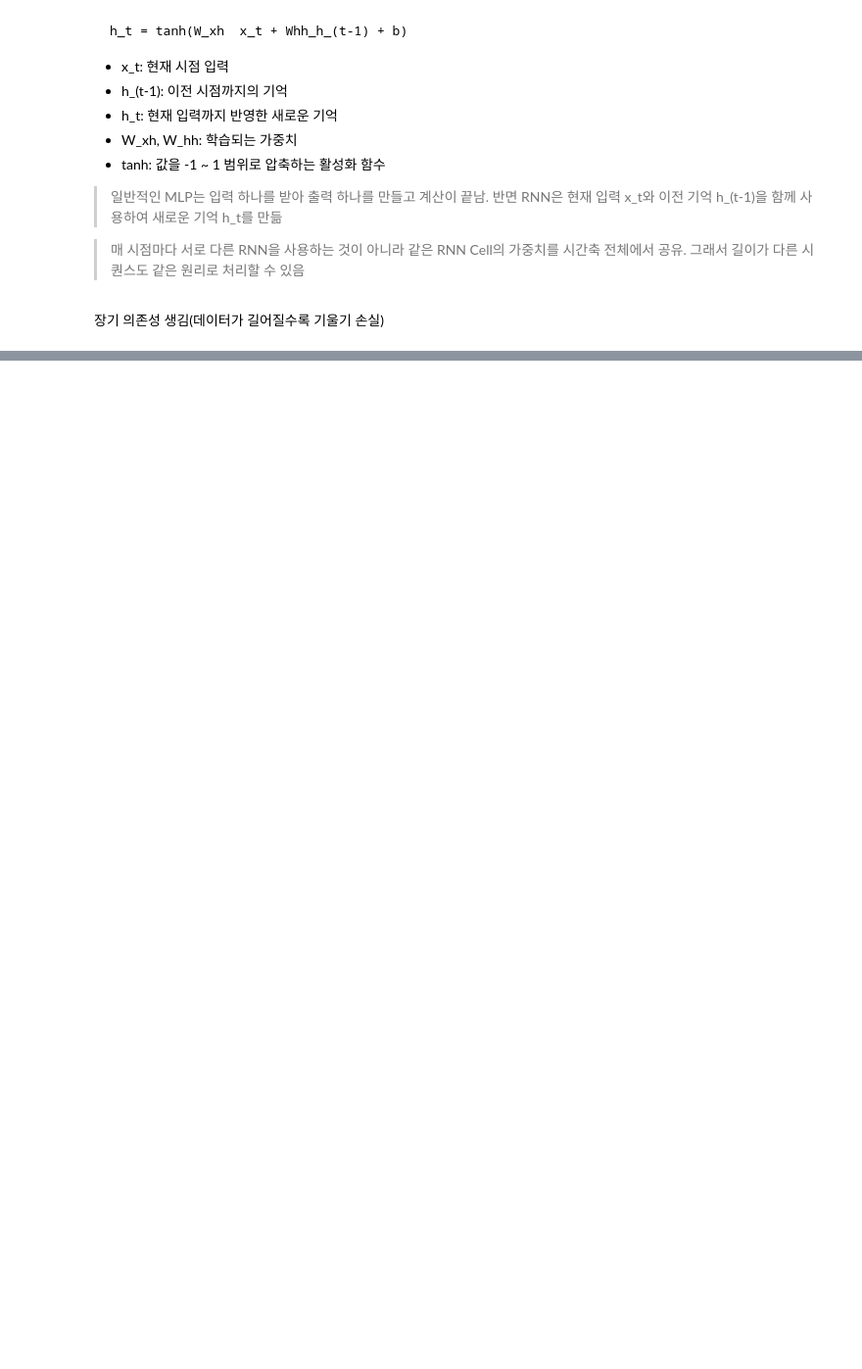
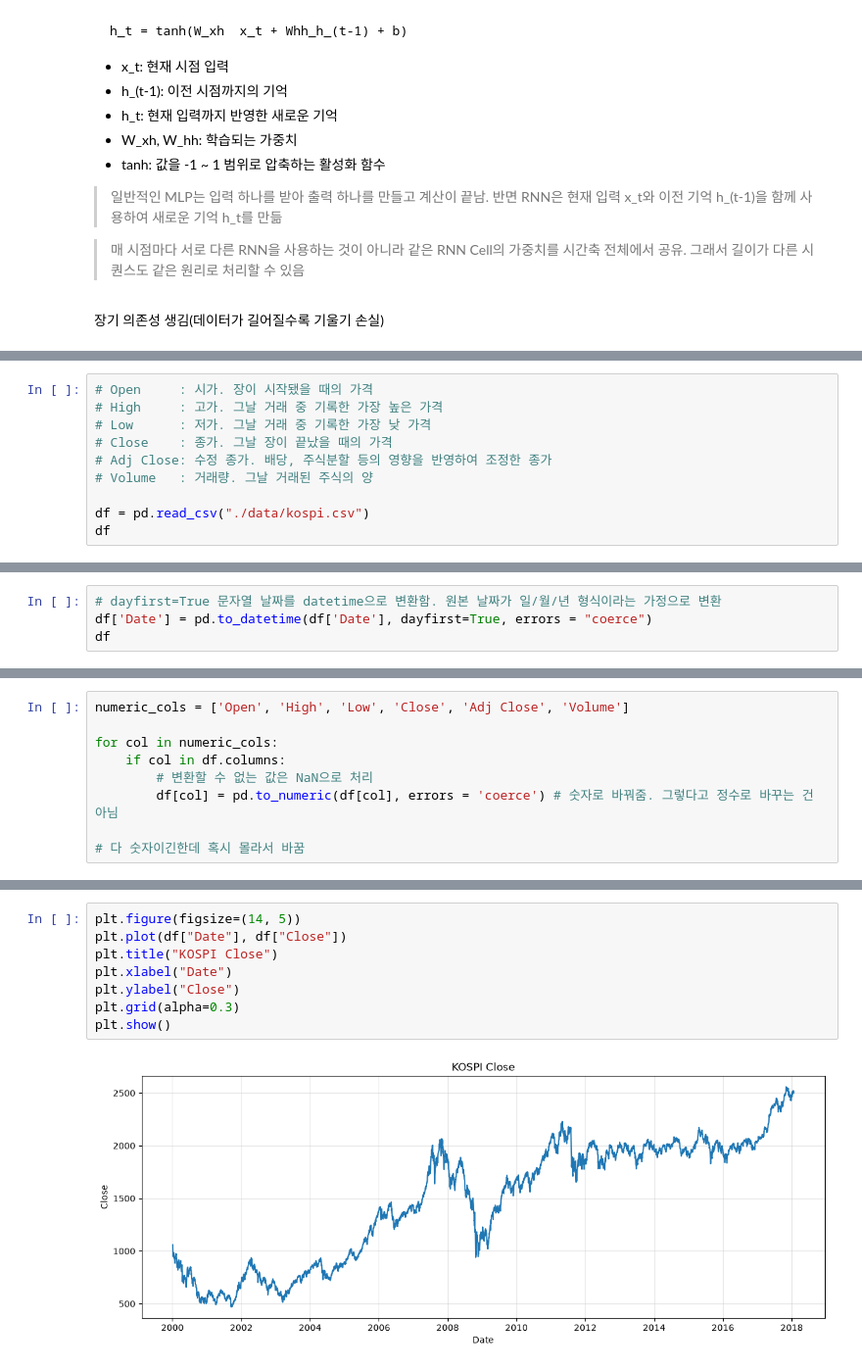
Before and after one commit to kjalh/12_NLP, a Jupyter notebook: 02_RNN.ipynb, the cells around one changed output, grey strips where cells are left out. Shown at 98% size. Drawn from its saved outputs; the diff is of its cells as text; blank space fills up the shorter version.

```diff
--- a/02_RNN.ipynb
+++ b/02_RNN.ipynb
@@ -47,0 +117,10 @@ h_t = tanh(W_xh  x_t + Whh_h_(t-1) + b)
+# %%
+# Open     : 시가. 장이 시작됐을 때의 가격
+# High     : 고가. 그날 거래 중 기록한 가장 높은 가격
+# Low      : 저가. 그날 거래 중 기록한 가장 낮 가격
+# Close    : 종가. 그날 장이 끝났을 때의 가격
+# Adj Close: 수정 종가. 배당, 주식분할 등의 영향을 반영하여 조정한 종가
+# Volume   : 거래량. 그날 거래된 주식의 양
+
+df = pd.read_csv("./data/kospi.csv")
+df
@@ -47,0 +159,4 @@ h_t = tanh(W_xh  x_t + Whh_h_(t-1) + b)
+# %%
+# dayfirst=True 문자열 날짜를 datetime으로 변환함. 원본 날짜가 일/월/년 형식이라는 가정으로 변환
+df['Date'] = pd.to_datetime(df['Date'], dayfirst=True, errors = "coerce")
+df
@@ -47,0 +177,9 @@ h_t = tanh(W_xh  x_t + Whh_h_(t-1) + b)
+# %%
+numeric_cols = ['Open', 'High', 'Low', 'Close', 'Adj Close', 'Volume']
+
+for col in numeric_cols:
+    if col in df.columns:
+        # 변환할 수 없는 값은 NaN으로 처리
+        df[col] = pd.to_numeric(df[col], errors = 'coerce') # 숫자로 바꿔줌. 그렇다고 정수로 바꾸는 건 아님
+
+# 다 숫자이긴한데 혹시 몰라서 바꿈
@@ -47,0 +229,10 @@ h_t = tanh(W_xh  x_t + Whh_h_(t-1) + b)
+# %%
+plt.figure(figsize=(14, 5))
+plt.plot(df["Date"], df["Close"])
+plt.title("KOSPI Close")
+plt.xlabel("Date")
+plt.ylabel("Close")
+plt.grid(alpha=0.3)
+plt.show()
+# %% [output]
+[figure, added]
```
Also changed, not shown: parts of 22 cells of this notebook.
